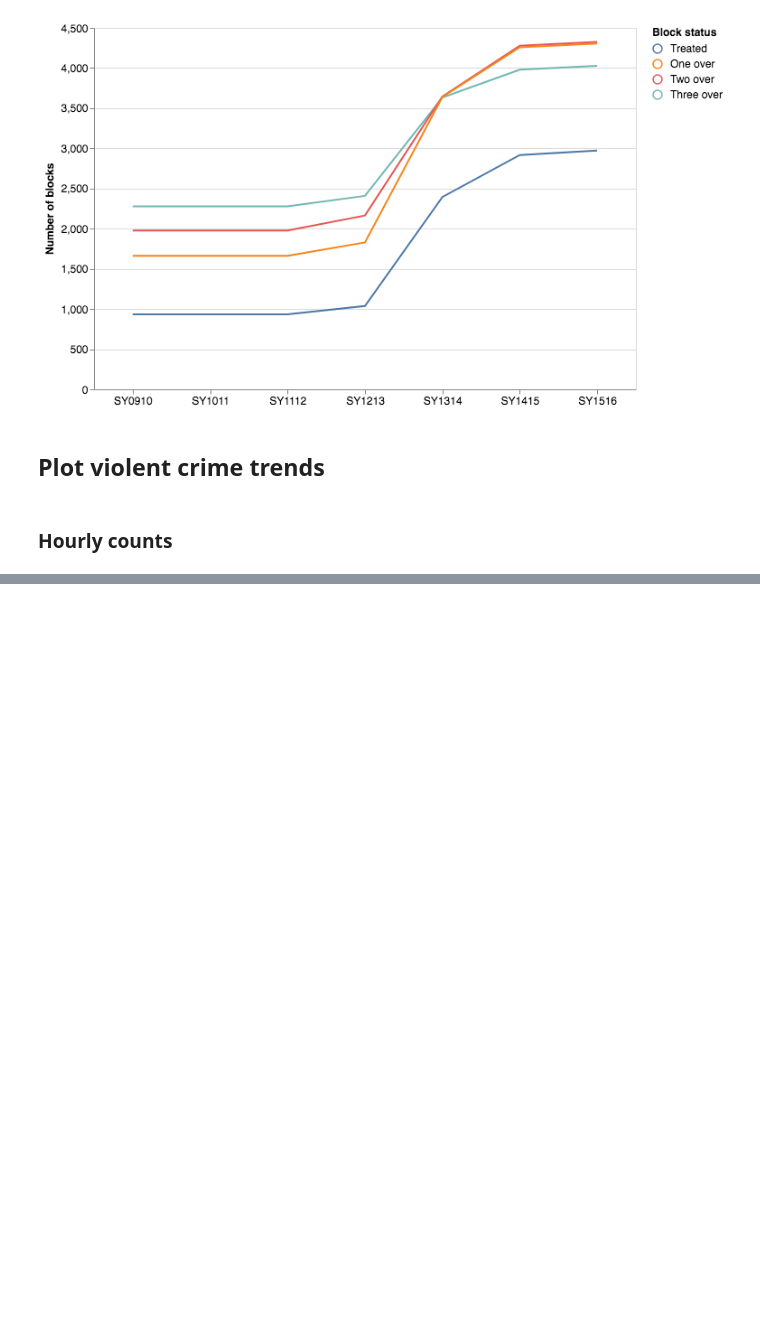
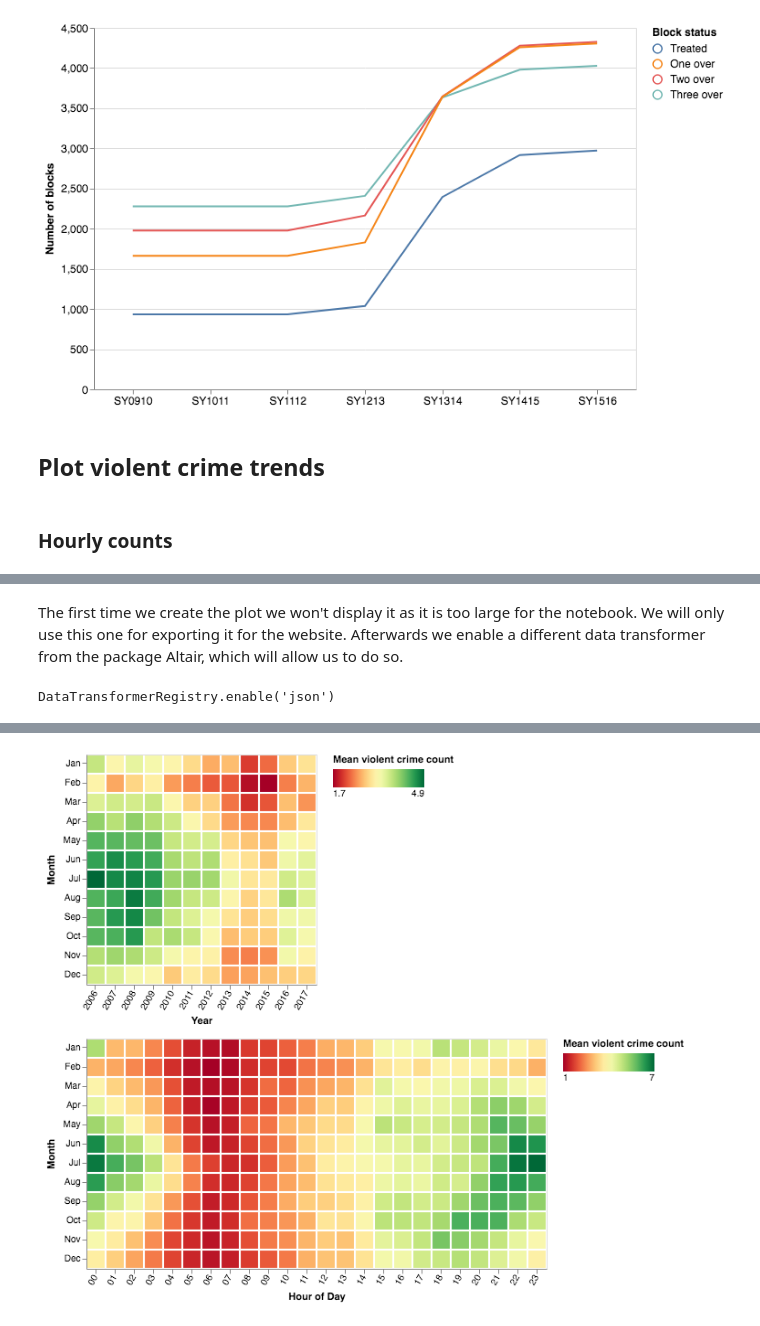
Before and after one commit to binste/chicago_safepassage_evaluation, a Jupyter notebook: notebooks/5_analysis/1.0-binste-analyze-crime-results-census-block-level.ipynb, the cells around one changed output, grey strips where cells are left out. Drawn from its saved outputs; the diff is of its cells as text; code cells hidden in the pictures; blank space fills up the shorter version.

Commit message:
Rerun and will display violent crime heatmap in notebook

```diff
--- a/notebooks/5_analysis/1.0-binste-analyze-crime-results-census-block-level.ipynb
+++ b/notebooks/5_analysis/1.0-binste-analyze-crime-results-census-block-level.ipynb
@@ -409,0 +417,2 @@ violent_trend = alt.vconcat(
+# %% [markdown]
+The first time we create the plot we won't display it as it is too large for the notebook. We will only use this one for exporting it for the website. Afterwards we enable a different data transformer from the package Altair, which will allow us to do so.
@@ -410,2 +421,9 @@ violent_trend = alt.vconcat(
 # %%
 save_to_jekyll(violent_trend, 'violent_trend', reverse_colors=True)
+# %%
+alt.data_transformers.enable('json')
+# %% [output]
+DataTransformerRegistry.enable('json')
+# %%
+plot_violent_trends()
+# %% [output]
@@ -411,0 +431 @@ save_to_jekyll(violent_trend, 'violent_trend', reverse_colors=True)
+[figure, added]
```
Also changed, not shown: parts of 6 cells of this notebook.
